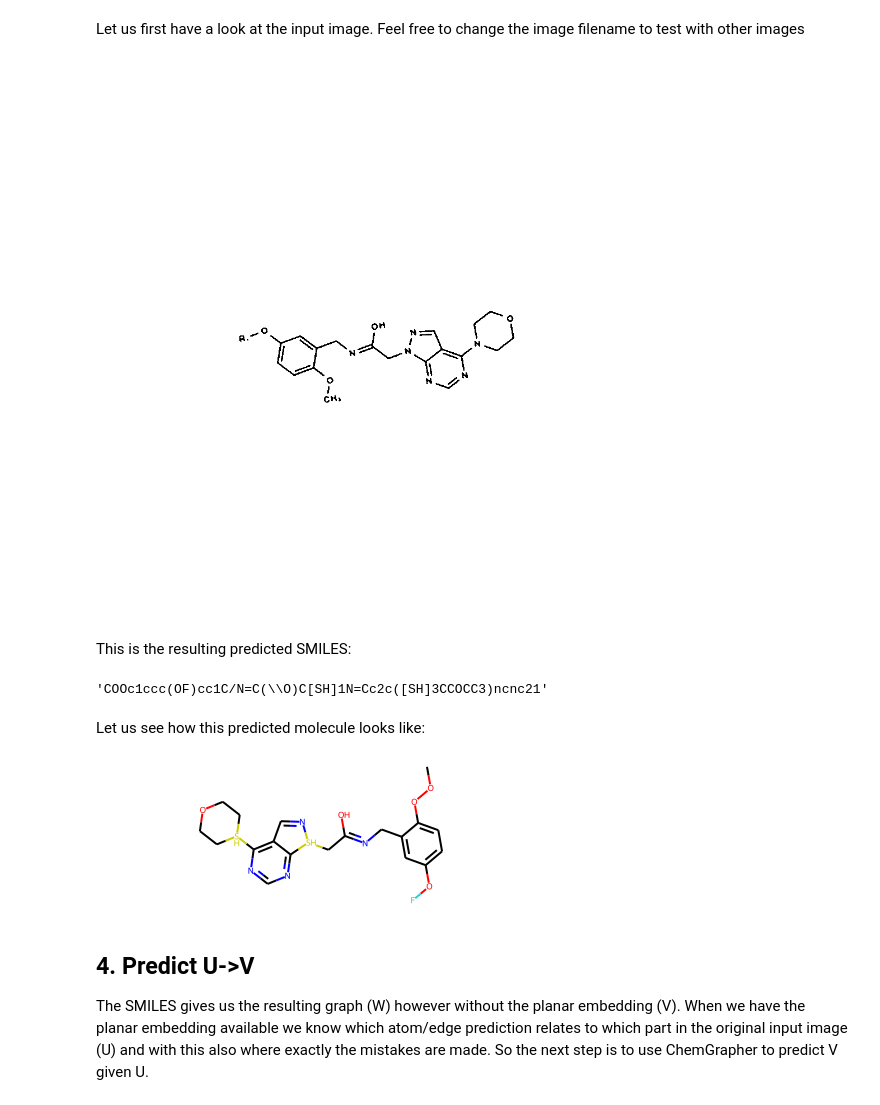
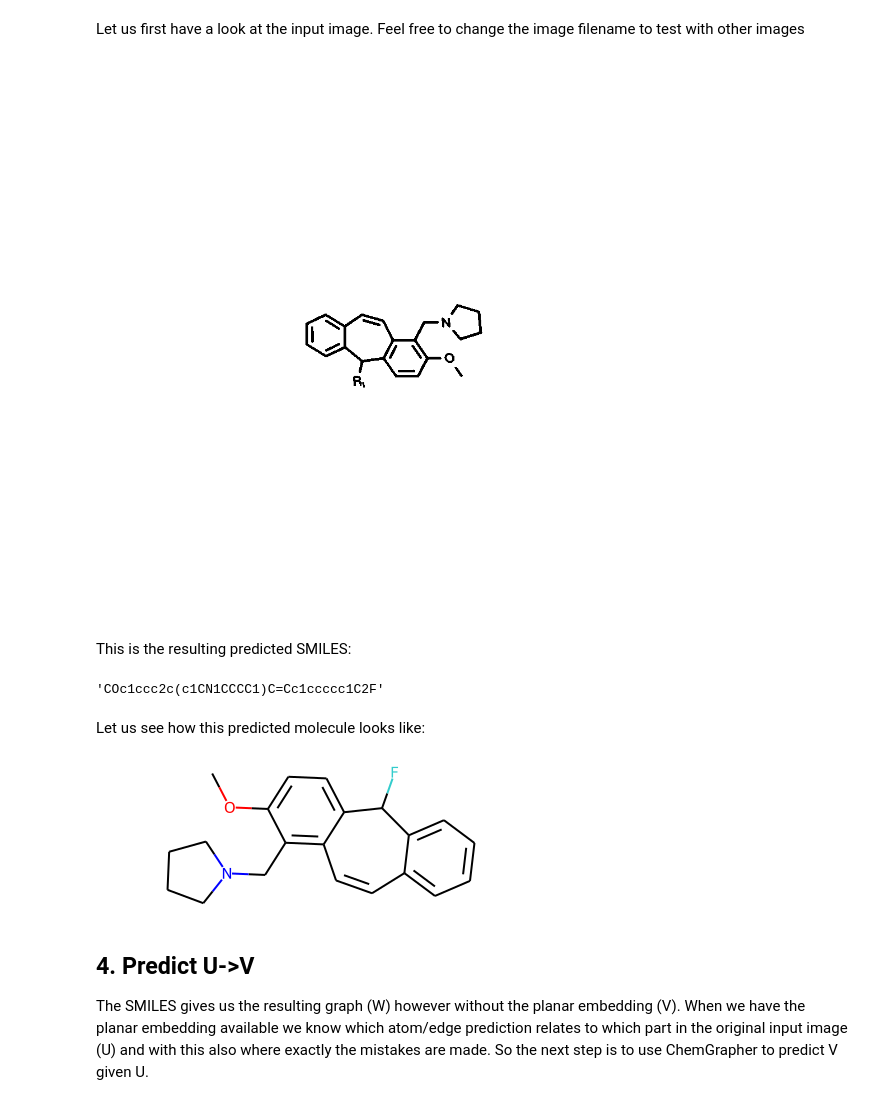
Before and after one commit to iclr2021-paper1739/workflow-paper1739, a Jupyter notebook: workflow_notebook.ipynb, the cells around one changed output. Drawn from its saved outputs; the diff is of its cells as text; code cells hidden in the pictures.

```diff
--- a/workflow_notebook.ipynb
+++ b/workflow_notebook.ipynb
@@ -27,10 +28,11 @@ Let us first have a look at the input image.
 Feel free to change the image filename to test with other images
 # %%
 from IPython.display import Image
-filename='dataset_indigo/2.png'
+file_num=19
+filename=f'dataset_indigo/{file_num}.png'
 Image(filename=filename)
 # %% [output]
-[figure, old version]
+[figure, new version]
 # %%
 smiles = !python run_scripts/predict.py --inputfile $filename --segnetwork pretrained_models/segmentation/pretrained_segmentation.SAV --clas_bond_network pretrained_models/bond_clas/pretrained_clas_bond.SAV --clas_atom_network pretrained_models/atom_clas/pretrained_clas_atom.SAV --clas_charge_network pretrained_models/charge_clas/pretrained_clas_charge.SAV
 # %% [markdown]
@@ -38,7 +40,7 @@ This is the resulting predicted SMILES:
 # %%
 smiles[4]
 # %% [output]
-'COOc1ccc(OF)cc1C/N=C(\\O)C[SH]1N=Cc2c([SH]3CCOCC3)ncnc21'
+'COc1ccc2c(c1CN1CCCC1)C=Cc1ccccc1C2F'
 # %% [markdown]
 Let us see how this predicted molecule looks like:
 # %%
@@ -46,7 +48,7 @@ from rdkit import Chem
 mol = Chem.MolFromSmiles(smiles[4])
 mol
 # %% [output]
-[figure, old version]
+[figure, new version]
 # %% [markdown]
 ## 4. Predict U->V
 
```
Also changed, not shown: parts of 7 cells of this notebook, 3 other files.
